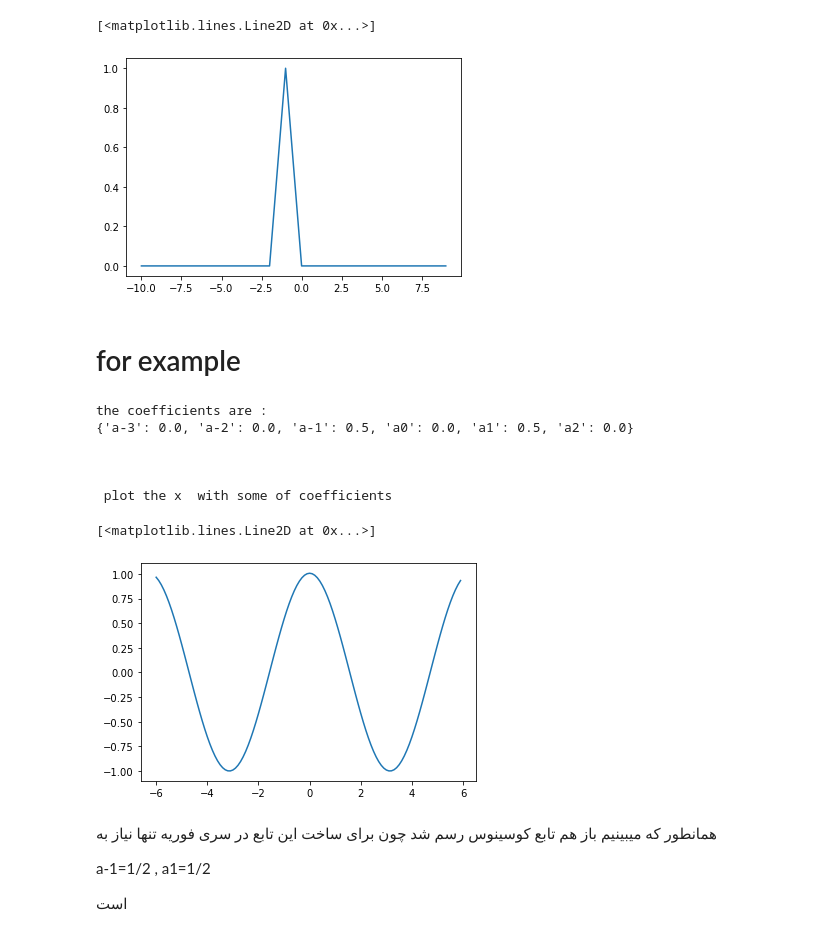
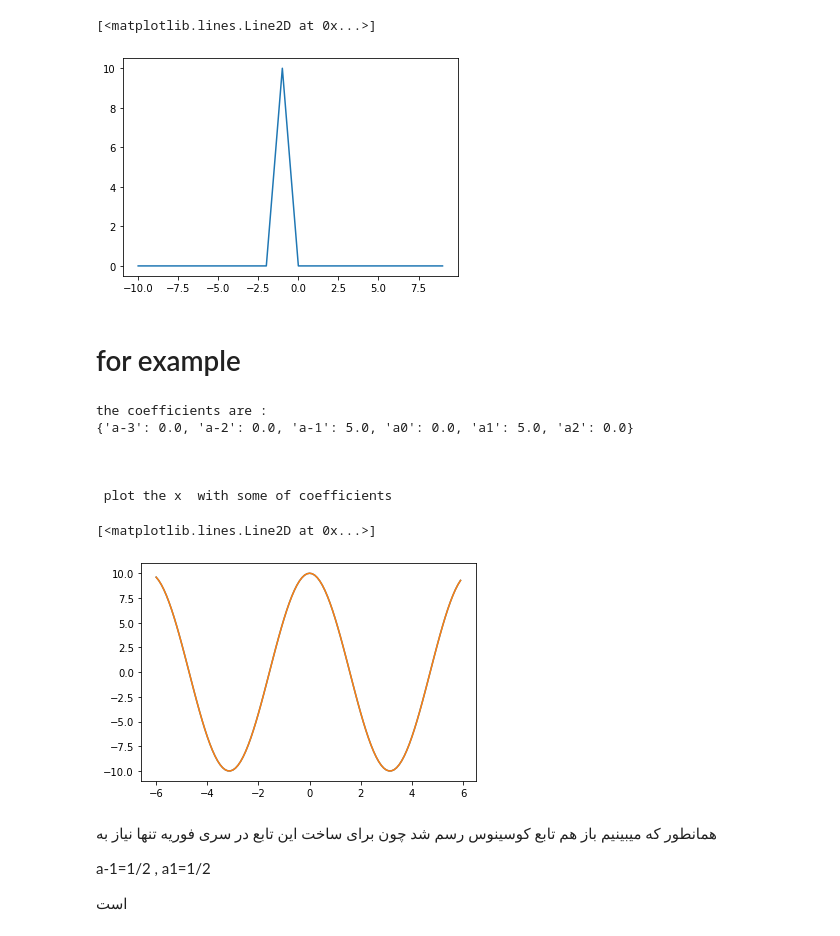
Before and after one commit to hoseinlook/signals_and_systems_hws, a Jupyter notebook: hw3/SS_HW3/hw3.ipynb, the cells around one changed output. Saved outputs shown, nothing was run; the diff lists cells and outputs as text; code cells hidden in the pictures.

```diff
--- a/hw3/SS_HW3/hw3.ipynb
+++ b/hw3/SS_HW3/hw3.ipynb
@@ -10,9 +10,9 @@ import IPython
 def ak(x ,T,k):
     #     T is period time
     w0=2*np.pi/T
-    loop = np.arange(0,T, step=0.01)
+    loop = np.arange(0,T, step=0.0001)
     integral_res = np.sum(x(loop)*np.exp(-1j*k*w0*loop)) /T
-    return integral_res/100
+    return integral_res/1000
 
 x= lambda t: np.exp(-1j*t*2*np.pi)
 k_list=range(-10,10)
@@ -20,4 +20,4 @@ k_list=range(-10,10)
 plt.plot(k_list,[ak(x,1 , i) for i in k_list ])
 # %% [output]
 [<matplotlib.lines.Line2D at 0x...>]
-[figure, old version]
+[figure, new version]
@@ -30,24 +24,43 @@ def x_with_fourier_serie(x,k_list,T):
+# %%
+def x_with_fourier_serie(x,k_list,T):
+    w0=2*np.pi/T
+
+    sigma = lambda t: sum([ak(x,T,k)*np.exp(1j*k*w0*t) for k in k_list])
+    return sigma
+
+
+def x_with_fourier_serie2(x,k_list,T):
+    k_list=list(k_list)
+    w0=2*np.pi/T
+    if 0 in k_list:
+        k_list.pop(k_list.index(0))
+        sigma = lambda t: sum([ak(x,T,k).real*np.cos(k*w0*t) + ak(x,T,k).imag*np.sin(k*w0*t) for k in k_list]) +ak(x,T,0)
+    else:
+        sigma = lambda t: sum([ak(x,T,k).real*np.cos(k*w0*t) + ak(x,T,k).imag*np.sin(k*w0*t) for k in k_list])
+
+    return sigma
 # %% [markdown]
 # for example
 # %%
 x= lambda t: np.cos(t)
 k_list=range(-3,3)
 
 t=np.arange(-6,6,step=0.1)
 print("the coefficients are : ")
 print({f"a{k}":int(ak(x,2*np.pi , k).real*10)/10 for k in k_list})
-
+# print(x_with_fourier_serie2(x , k_list,2*np.pi)(t))
 print("\n\n\n plot the x  with some of coefficients")
+plt.plot(t,x_with_fourier_serie2(x , k_list,2*np.pi)(t))
 plt.plot(t,x_with_fourier_serie(x , k_list,2*np.pi)(t))
 # %% [output]
 the coefficients are :
-{'a-3': 0.0, 'a-2': 0.0, 'a-1': 0.5, 'a0': 0.0, 'a1': 0.5, 'a2': 0.0}
+{'a-3': 0.0, 'a-2': 0.0, 'a-1': 5.0, 'a0': 0.0, 'a1': 5.0, 'a2': 0.0}
 
 
 
  plot the x  with some of coefficients
 [<matplotlib.lines.Line2D at 0x...>]
-[figure, old version]
+[figure, new version]
 # %% [markdown]
 همانطور که میبینیم باز هم تابع کوسینوس رسم شد چون برای ساخت این تابع در سری فوریه تنها نیاز به
 
```
Also changed, not shown: parts of 15 cells of this notebook.
